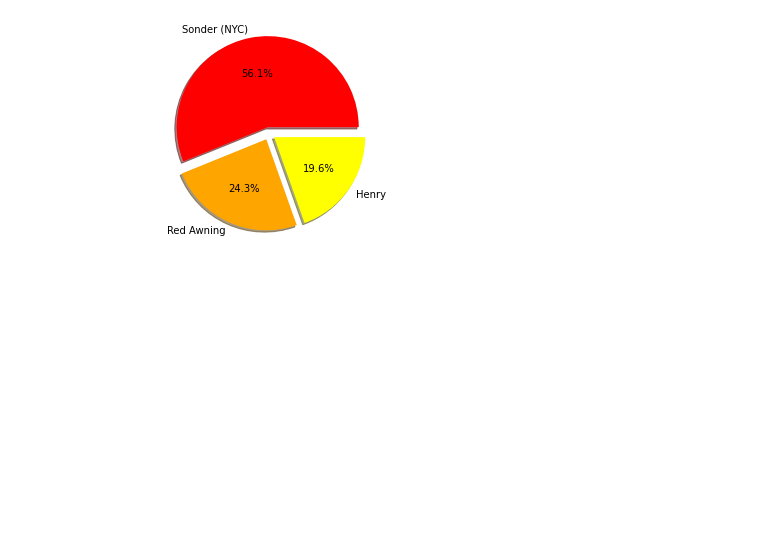
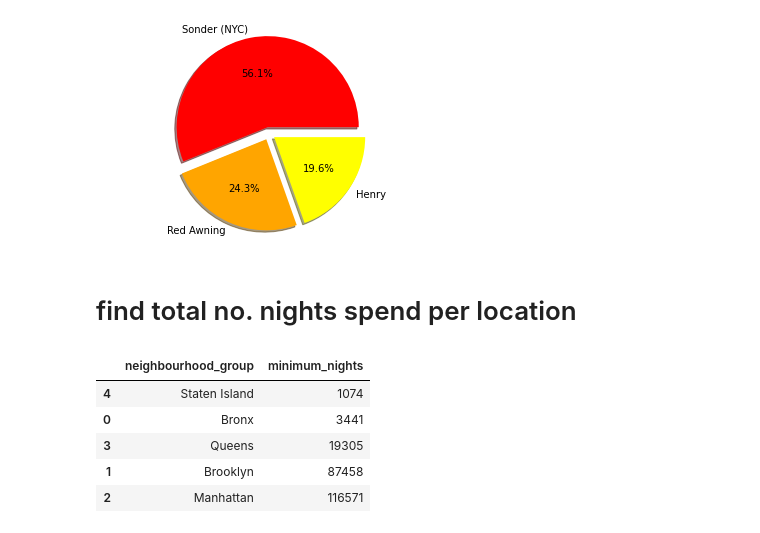
Before and after one commit to suloymandal9/Airbnb--data--analysis, a Jupyter notebook: airbnb.ipynb, the cells around one changed output. Drawn from its saved outputs; the diff is of its cells as text; code cells hidden in the pictures; blank space fills up the shorter version.

```diff
--- a/airbnb.ipynb
+++ b/airbnb.ipynb
@@ -157,3 +157,17 @@ plt.axis("equal")
 plt.show()
 # %% [output]
 [figure]
+# %% [markdown]
+# find total no. nights spend per location
+# %%
+#  find the maximum(minimum nights) spending by customer across different neighourhood group
+total_nights=new.groupby('neighbourhood_group')['minimum_nights'].sum().reset_index()
+final_nights=total_nights.sort_values('minimum_nights',ascending=True)
+final_nights.head()
+# %% [output]
+|  | neighbourhood_group | minimum_nights |
+| 4 | Staten Island | 1074 |
+| 0 | Bronx | 3441 |
+| 3 | Queens | 19305 |
+| 1 | Brooklyn | 87458 |
+| 2 | Manhattan | 116571 |
```
